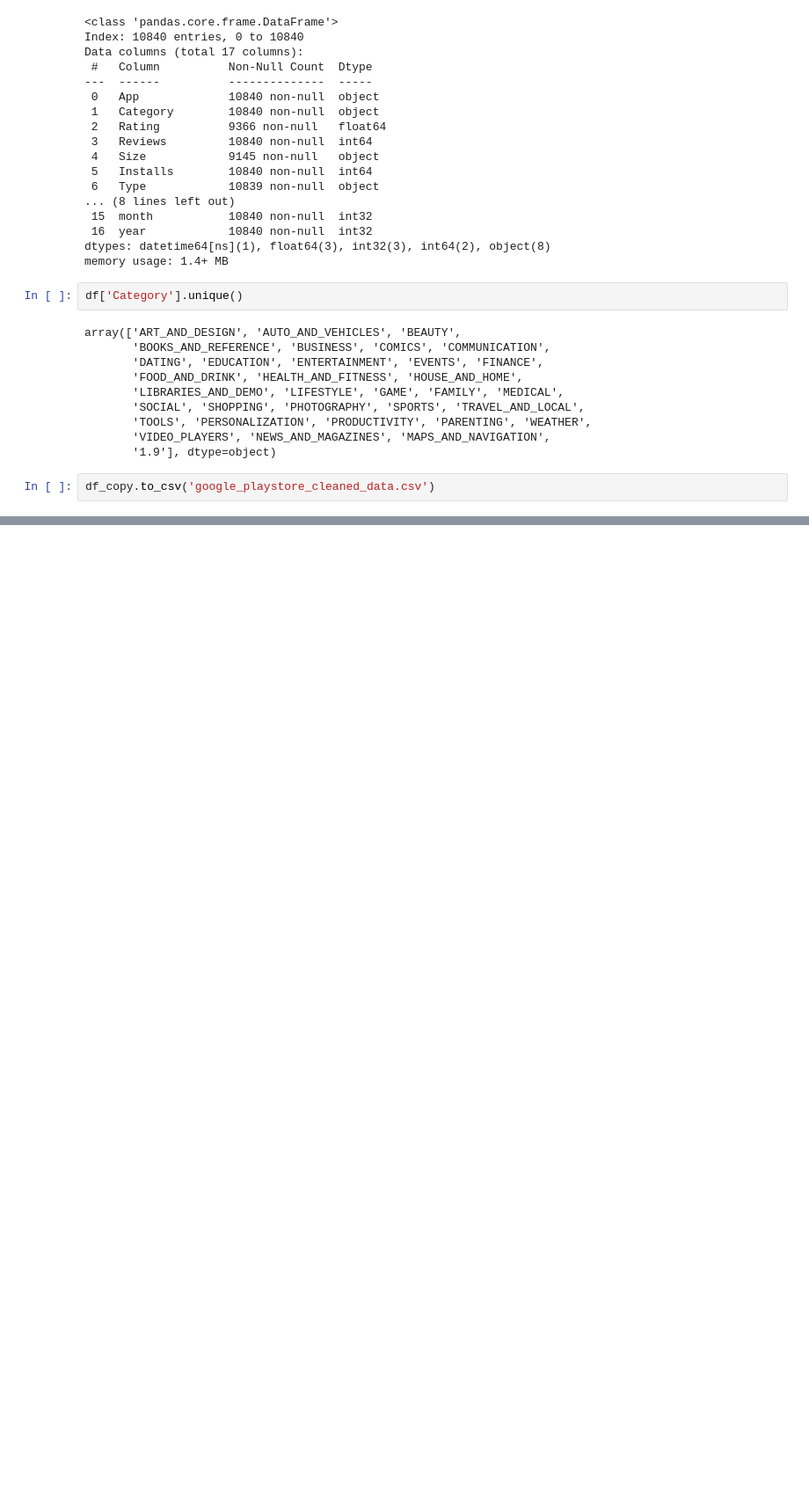
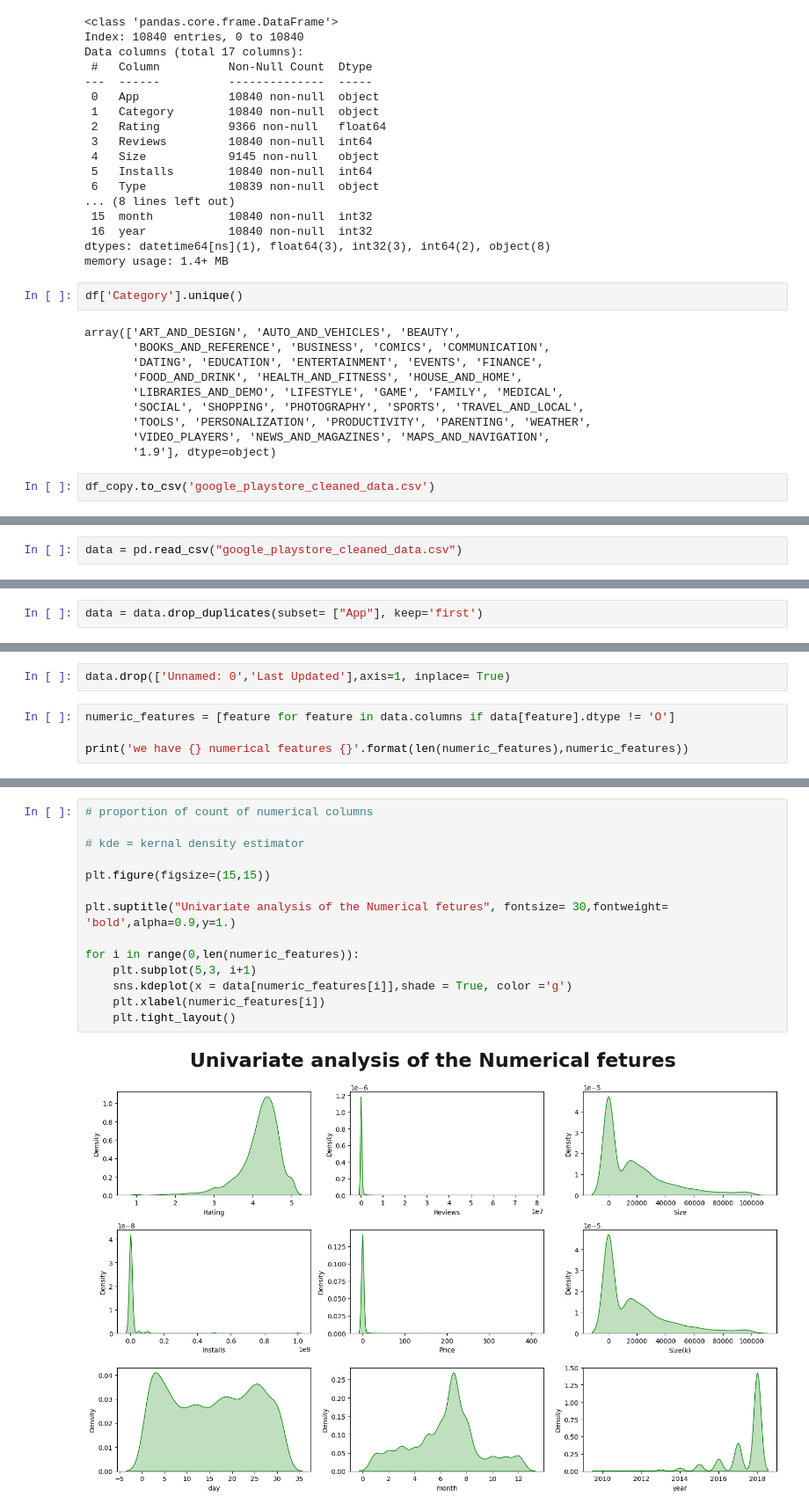
Before and after one commit to Abhoy-Ghosh/AI_ML_DS, a Jupyter notebook: 04_EDA/4.3_data_cleaning_google_playstore_EDA.ipynb, the cells around one changed output, grey strips where cells are left out. Shown at 88% size. Cells and saved outputs as stored; diff of their text form; blank space fills up the shorter version.

Commit message:
google playstore data complete  EDA

```diff
--- a/04_EDA/4.3_data_cleaning_google_playstore_EDA.ipynb
+++ b/04_EDA/4.3_data_cleaning_google_playstore_EDA.ipynb
@@ -293,0 +296,2 @@ df_copy.to_csv('google_playstore_cleaned_data.csv')
+# %%
+data = pd.read_csv("google_playstore_cleaned_data.csv")
@@ -293,0 +320,2 @@ df_copy.to_csv('google_playstore_cleaned_data.csv')
+# %%
+data = data.drop_duplicates(subset= ["App"], keep='first')
@@ -293,0 +346,6 @@ df_copy.to_csv('google_playstore_cleaned_data.csv')
+# %%
+data.drop(['Unnamed: 0','Last Updated'],axis=1, inplace= True)
+# %%
+numeric_features = [feature for feature in data.columns if data[feature].dtype != 'O']
+
+print('we have {} numerical features {}'.format(len(numeric_features),numeric_features))
@@ -293,0 +408,16 @@ df_copy.to_csv('google_playstore_cleaned_data.csv')
+# %%
+# proportion of count of numerical columns
+
+# kde = kernal density estimator
+
+plt.figure(figsize=(15,15))
+
+plt.suptitle("Univariate analysis of the Numerical fetures", fontsize= 30,fontweight= 'bold',alpha=0.9,y=1.)
+
+for i in range(0,len(numeric_features)):
+    plt.subplot(5,3, i+1)
+    sns.kdeplot(x = data[numeric_features[i]],shade = True, color ='g')
+    plt.xlabel(numeric_features[i])
+    plt.tight_layout()
+# %% [output]
+[figure, added]
```
Also changed, not shown: parts of 30 cells of this notebook.
